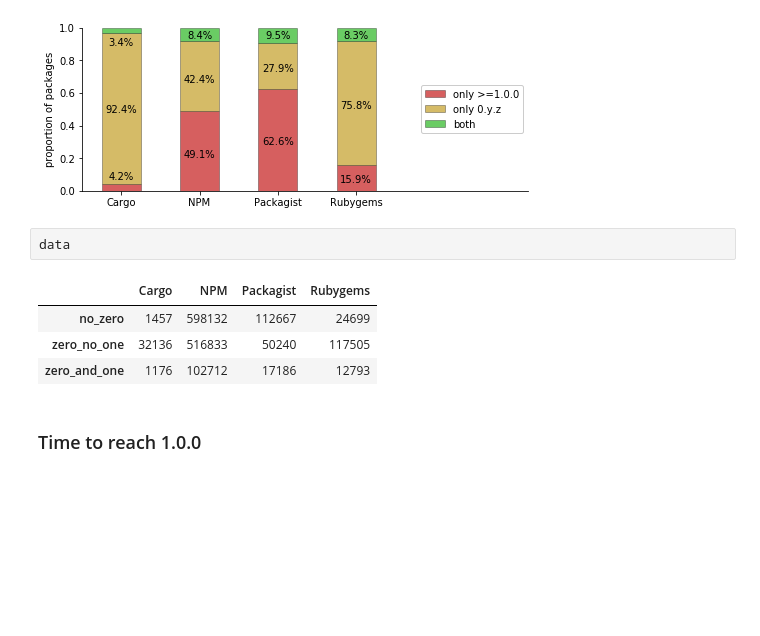
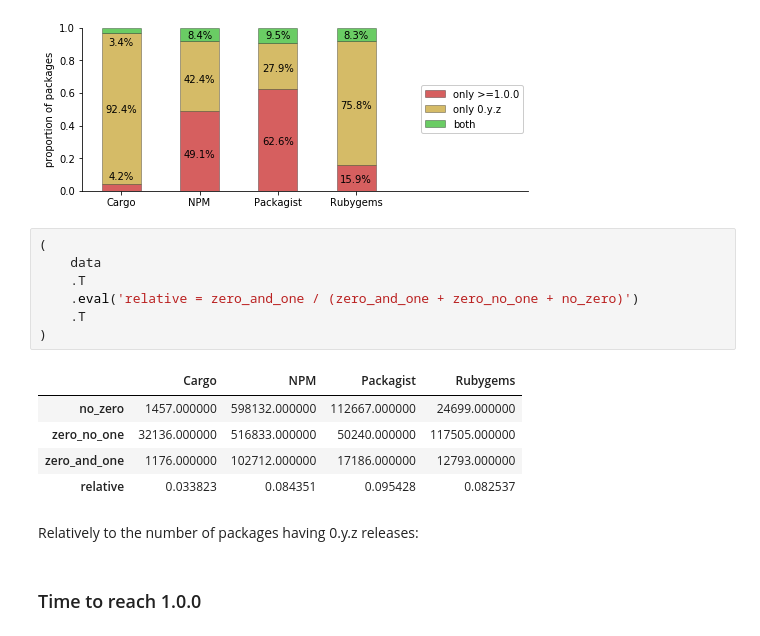
Before and after one commit to AlexandreDecan/secos-zero, a Jupyter notebook: notebooks/Magic zero.ipynb, the cells around one changed output. Drawn from its saved outputs; the diff is of its cells as text; blank space fills up the shorter version.

Commit message:
Repl. package

```diff
--- a/notebooks/Magic zero.ipynb
+++ b/notebooks/Magic zero.ipynb
@@ -1214,13 +1214,21 @@ ax.xaxis.set_tick_params(rotation=0)
 savefig(fig, 'barrier_numbers')
 # %% [output]
 [figure]
-# %%
-data
-# %% [output]
-|  | Cargo | NPM | Packagist | Rubygems |
-| no_zero | 1457 | 598132 | 112667 | 24699 |
-| zero_no_one | 32136 | 516833 | 50240 | 117505 |
-| zero_and_one | 1176 | 102712 | 17186 | 12793 |
+# %%
+(
+    data
+    .T
+    .eval('relative = zero_and_one / (zero_and_one + zero_no_one + no_zero)')
+    .T
+)
+# %% [output]
+|  | Cargo | NPM | Packagist | Rubygems |
+| no_zero | 1457.000000 | 598132.000000 | 112667.000000 | 24699.000000 |
+| zero_no_one | 32136.000000 | 516833.000000 | 50240.000000 | 117505.000000 |
+| zero_and_one | 1176.000000 | 102712.000000 | 17186.000000 | 12793.000000 |
+| relative | 0.033823 | 0.084351 | 0.095428 | 0.082537 |
+# %% [markdown]
+Relatively to the number of packages having 0.y.z releases:
 # %% [markdown]
 ### Time to reach 1.0.0
 # %%
```
